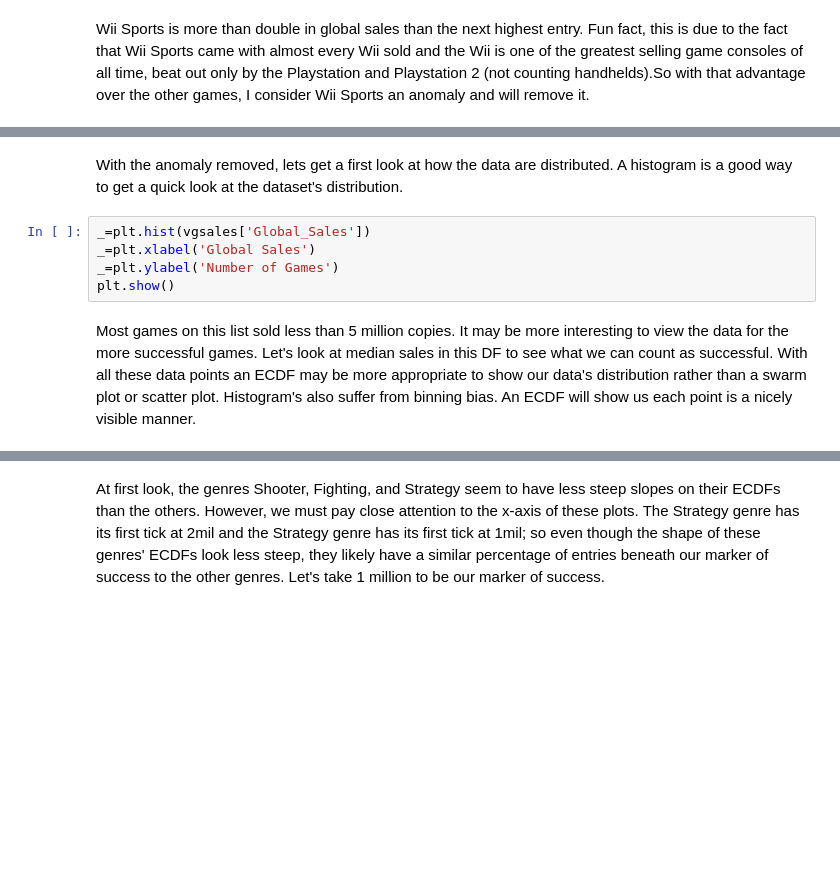
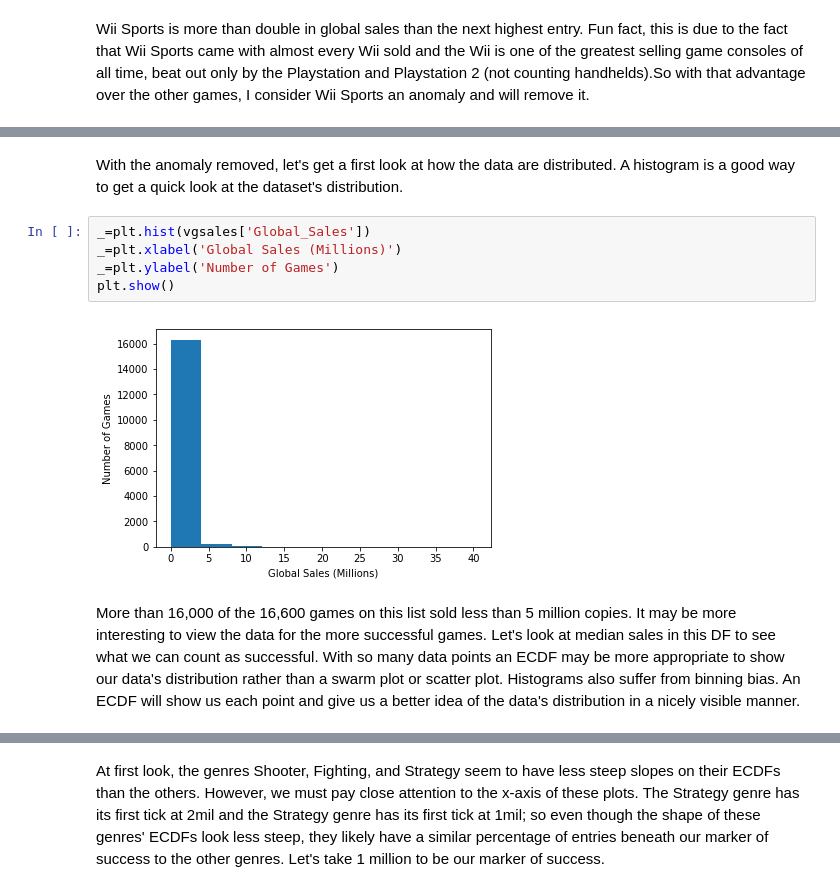
Before and after one commit to leokeeler/vgsales_notebook, a Jupyter notebook: vgsales_notebook.ipynb, the cells around one changed output, grey strips where cells are left out. Drawn from its saved outputs; the diff is of its cells as text; blank space fills up the shorter version.

```diff
--- a/vgsales_notebook.ipynb
+++ b/vgsales_notebook.ipynb
@@ -19,13 +53,14 @@ print(vgsales.tail())
 # %% [markdown]
-With the anomaly removed, lets get a first look at how the data are distributed. A histogram is a good way to get a quick look
-at the dataset's distribution.
+With the anomaly removed, let's get a first look at how the data are distributed. A histogram is a good way to get a quick look at the dataset's distribution.
 # %%
 _=plt.hist(vgsales['Global_Sales'])
-_=plt.xlabel('Global Sales')
+_=plt.xlabel('Global Sales (Millions)')
 _=plt.ylabel('Number of Games')
 plt.show()
+# %% [output]
+[figure, added]
 # %% [markdown]
-Most games on this list sold less than 5 million copies. It may be more interesting to view the data for the more successful games. Let's look at median sales in this DF to see what we can count as successful. With all these data points an ECDF may be more appropriate to show our data's  distribution rather than a swarm plot or scatter plot. Histogram's also suffer from binning bias. An ECDF will show us each point is a nicely visible manner.
+More than 16,000 of the 16,600 games on this list sold less than 5 million copies. It may be more interesting to view the data for the more successful games. Let's look at median sales in this DF to see what we can count as successful. With so many data points an ECDF may be more appropriate to show our data's  distribution rather than a swarm plot or scatter plot. Histograms also suffer from binning bias. An ECDF will show us each point and give us a better idea of the data's distribution in a nicely visible manner.
 # %%
 def ecdf(series):
     """Compute ECDF for a series of data"""
```
Also changed, not shown: parts of 38 cells of this notebook.
